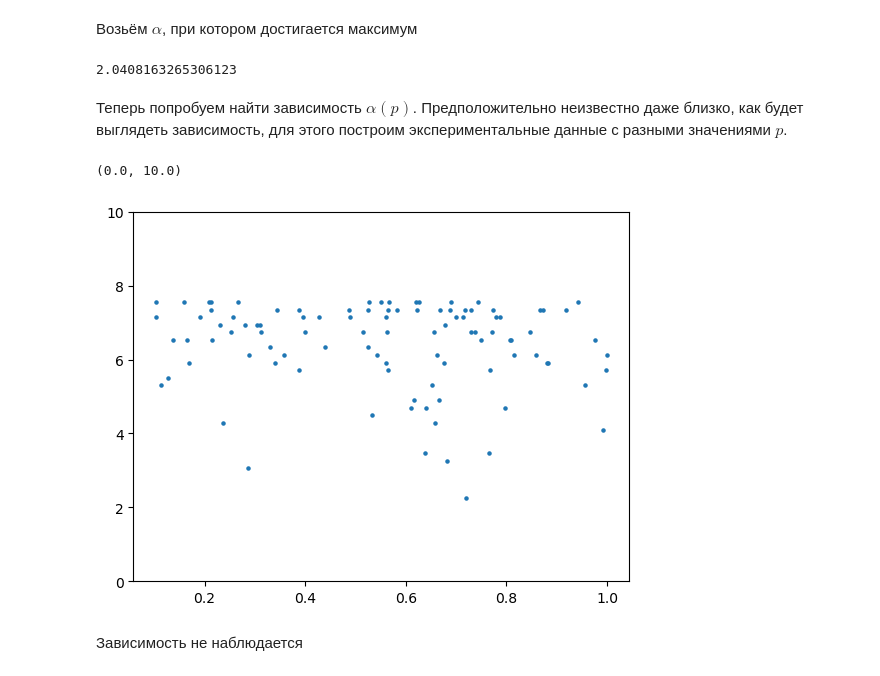
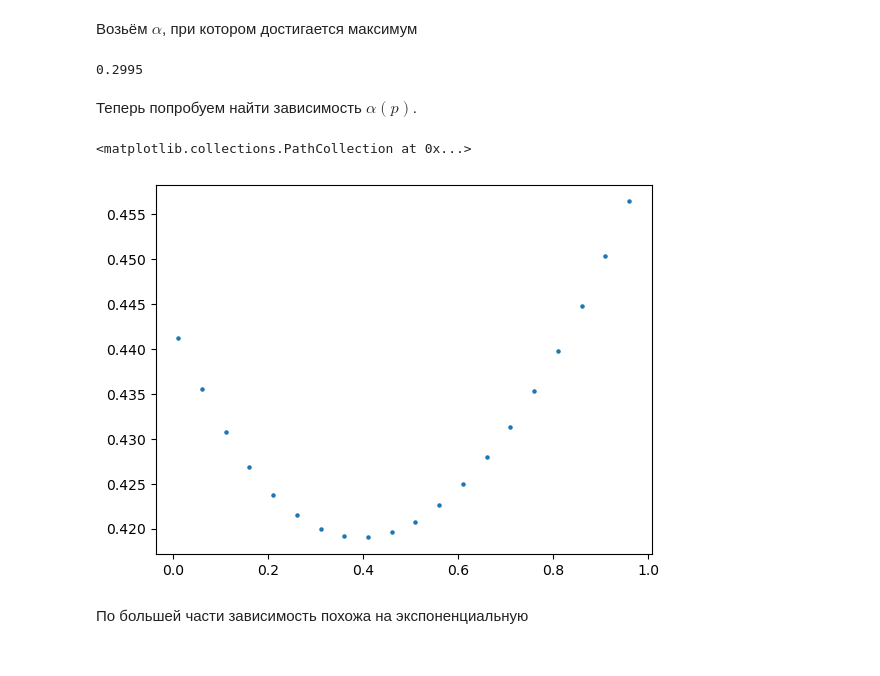
Before and after one commit to EHAT32/mathModelling, a Jupyter notebook: hw3/lab.ipynb, the cells around one changed output. Drawn from its saved outputs; the diff is of its cells as text; code cells hidden in the pictures.

```diff
--- a/hw3/lab.ipynb
+++ b/hw3/lab.ipynb
@@ -44,22 +45,16 @@ class ClubSystem:
 
     def log_likelihood(self, alpha):
         n = len(self.clubs)
-        log_sum = np.log(np.sum(self.clubs))
         clubs = np.array(self.clubs)
         clubs = clubs[:, np.newaxis]
-        power_arr = np.power(clubs, -1 * alpha)
-        log_sum_pow = np.log(np.sum(power_arr, axis=0))
-        return -n * log_sum_pow - alpha * log_sum
+        return n * np.log(alpha) - alpha * np.sum(clubs)
 
     def find_alpha(self):
-        alpha_ax = np.linspace(0, 10)
-        llh = self.log_likelihood(alpha_ax)
-        opt_alpha = alpha_ax[np.argmax(llh)]
-        return opt_alpha
+        return len(self.clubs) / self.peopleNum
 # %% [markdown]
 Смоделируем поступление 100 студентов, зададим вероятность создания нового клуба $p=0.3$
 # %%
-people_max = 200
+people_max = 2500
 p = 0.3
 
 itmo_clubs = ClubSystem(p=p)
@@ -114,38 +98,30 @@ plt.plot(alpha_ax, llh)
 # %% [markdown]
 Возьём $\alpha$, при котором достигается максимум
 # %%
-opt_alpha = alpha_ax[np.argmax(llh)]
+opt_alpha = itmo_clubs.find_alpha()
 print(opt_alpha)
 # %% [output]
-2.0408163265306123
+0.2995
-# %% [markdown]
-Теперь попробуем найти зависимость $\alpha(p)$. Предположительно неизвестно даже близко, как будет выглядеть зависимость, для этого построим экспериментальные данные с разными значениями $p$.
+# %% [markdown]
+Теперь попробуем найти зависимость $\alpha(p)$.
 # %%
 p_vals = []
 a_vals = []
-# for i in range(10):
-#     p = 0.1 + i / 10
-#     for _ in range(10):
-#         club = ClubSystem(p)
-#         for k in range(people_max):
-#             club.step()
-#         alpha = club.find_alpha()
-#         p_vals.append(p)
-#         a_vals.append(alpha)
 
-for _ in range(100):
-    p = np.random.uniform(low = 0.1, high = 1)
+for p in np.arange(0.01, 1, 0.05):
     club = ClubSystem(p)
-    for k in range(people_max):
+    for _ in range(people_max):
         club.step()
     alpha = club.find_alpha()
     p_vals.append(p)
     a_vals.append(alpha)
+p_vals = np.array(p_vals)
+a_vals = np.array(a_vals)
 # %%
 plt.scatter(p_vals, a_vals,s=5)
-plt.ylim(0, 10)
+# plt.semilogy()
 # %% [output]
-(0.0, 10.0)
+<matplotlib.collections.PathCollection at 0x...>
-[figure, old version]
+[figure, new version]
-# %% [markdown]
-Зависимость не наблюдается
+# %% [markdown]
+По большей части зависимость похожа на экспоненциальную
```
Also changed, not shown: parts of 12 cells of this notebook.
